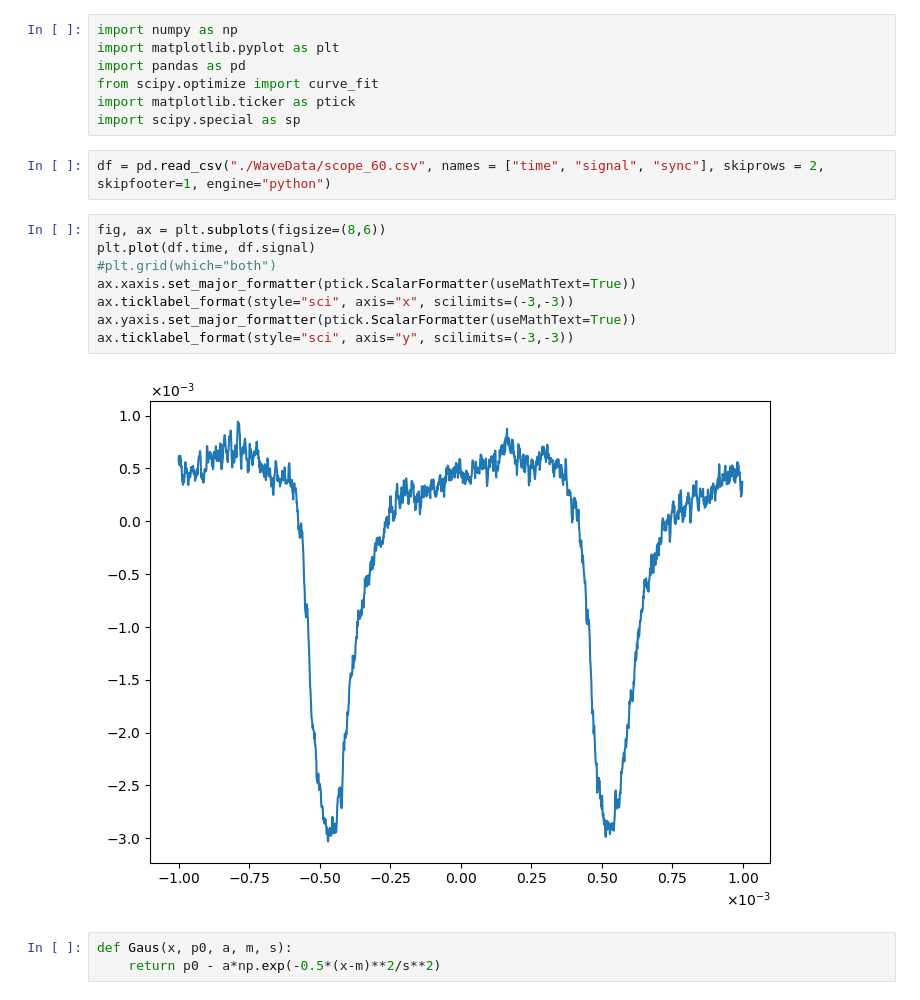
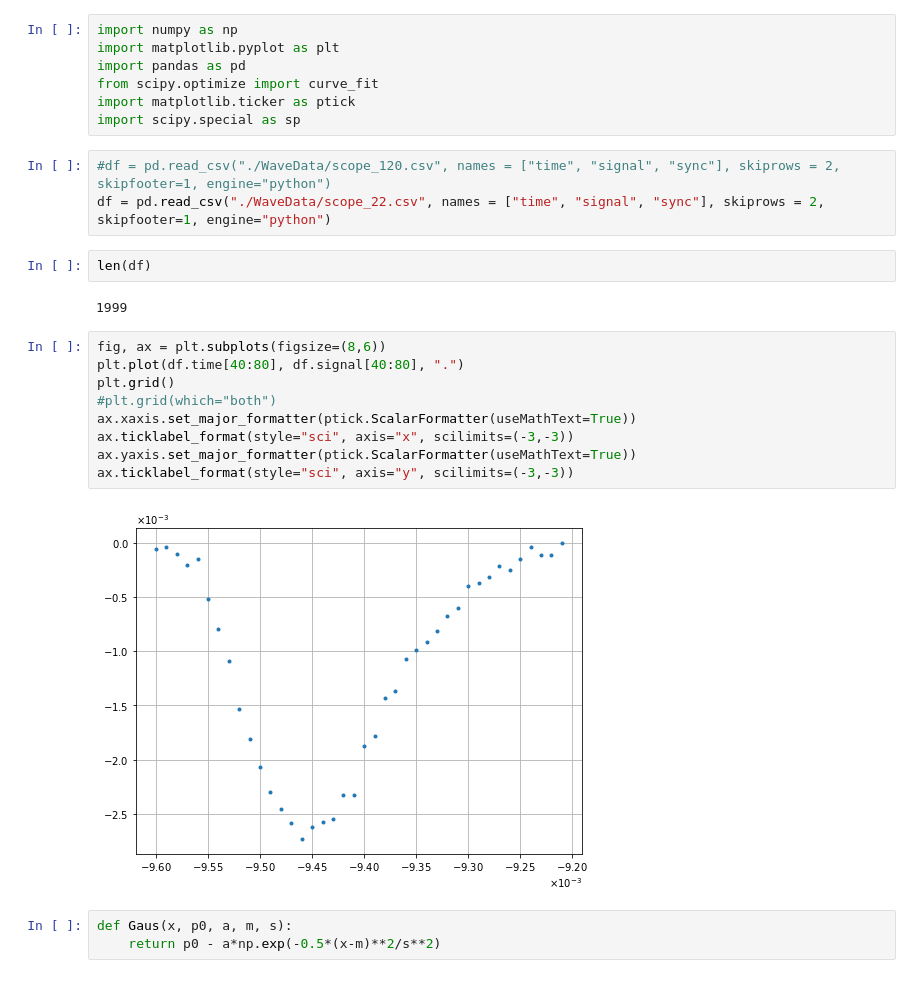
Before and after one commit to GakutaroNishimura/EPR, a Jupyter notebook: crystall_ball.ipynb, the cells around one changed output. Drawn from its saved outputs; the diff is of its cells as text.

```diff
--- a/crystall_ball.ipynb
+++ b/crystall_ball.ipynb
@@ -6,17 +6,23 @@ from scipy.optimize import curve_fit
 import matplotlib.ticker as ptick
 import scipy.special as sp
 # %%
-df = pd.read_csv("./WaveData/scope_60.csv", names = ["time", "signal", "sync"], skiprows = 2, skipfooter=1, engine="python")
+#df = pd.read_csv("./WaveData/scope_120.csv", names = ["time", "signal", "sync"], skiprows = 2, skipfooter=1, engine="python")
+df = pd.read_csv("./WaveData/scope_22.csv", names = ["time", "signal", "sync"], skiprows = 2, skipfooter=1, engine="python")
+# %%
+len(df)
+# %% [output]
+1999
 # %%
 fig, ax = plt.subplots(figsize=(8,6))
-plt.plot(df.time, df.signal)
+plt.plot(df.time[40:80], df.signal[40:80], ".")
+plt.grid()
 #plt.grid(which="both")
 ax.xaxis.set_major_formatter(ptick.ScalarFormatter(useMathText=True))
 ax.ticklabel_format(style="sci", axis="x", scilimits=(-3,-3))
 ax.yaxis.set_major_formatter(ptick.ScalarFormatter(useMathText=True))
 ax.ticklabel_format(style="sci", axis="y", scilimits=(-3,-3))
 # %% [output]
-[figure, old version]
+[figure, new version]
 # %%
 def Gaus(x, p0, a, m, s):
     return p0 - a*np.exp(-0.5*(x-m)**2/s**2)
```
Also changed, not shown: parts of 4 cells of this notebook, 1 other file.
